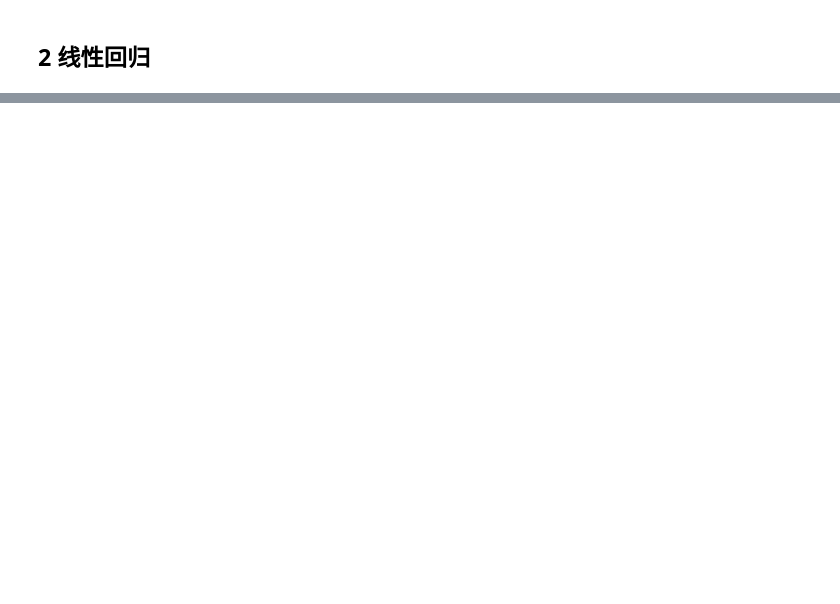
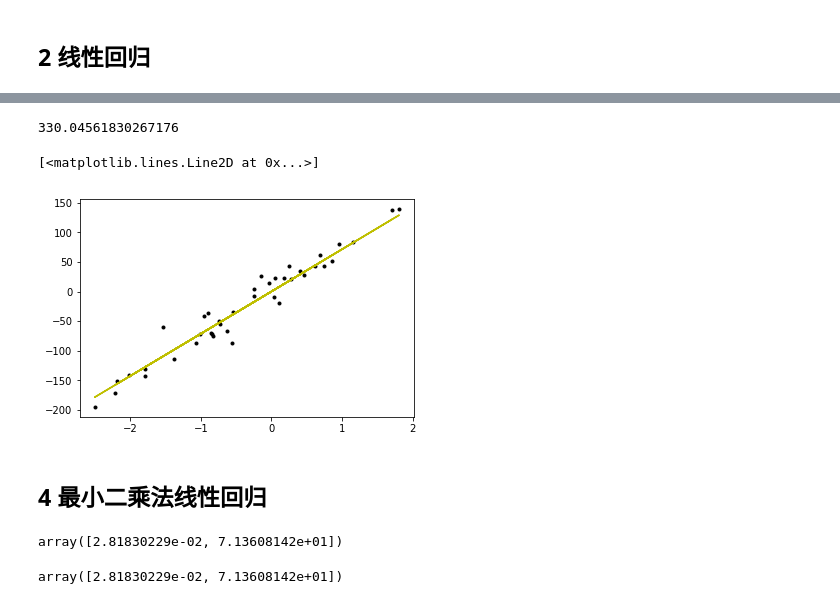
Before and after one commit to zingp/machine-learning, a Jupyter notebook: LinearModel/linear_regression.ipynb, the cells around one changed output, grey strips where cells are left out. Saved outputs shown, nothing was run; the diff lists cells and outputs as text; code cells hidden in the pictures; blank space fills up the shorter version.

```diff
--- a/LinearModel/linear_regression.ipynb
+++ b/LinearModel/linear_regression.ipynb
@@ -98,0 +121,12 @@ class Regression(object):
+# %%
+mse
+# %% [output]
+330.04561830267176
+# %%
+plt.plot(X_test,y_test,'k.')
+plt.plot(X_test,y_pred,'Y')
+# %% [output]
+[<matplotlib.lines.Line2D at 0x...>]
+[figure, added]
+# %% [markdown]
+## 4 最小二乘法线性回归
@@ -98,0 +137,4 @@ class Regression(object):
+# %%
+lsm_function(X_train,y_train)
+# %% [output]
+array([2.81830229e-02, 7.13608142e+01])
@@ -98,0 +171,4 @@ class Regression(object):
+# %%
+model.w
+# %% [output]
+array([2.81830229e-02, 7.13608142e+01])
```
Also changed, not shown: parts of 21 cells of this notebook.
